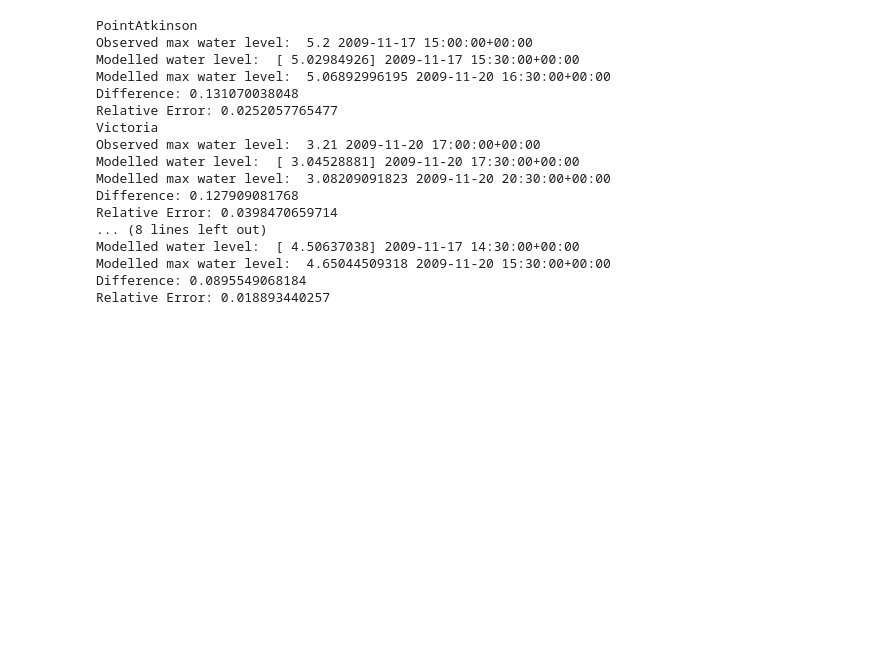
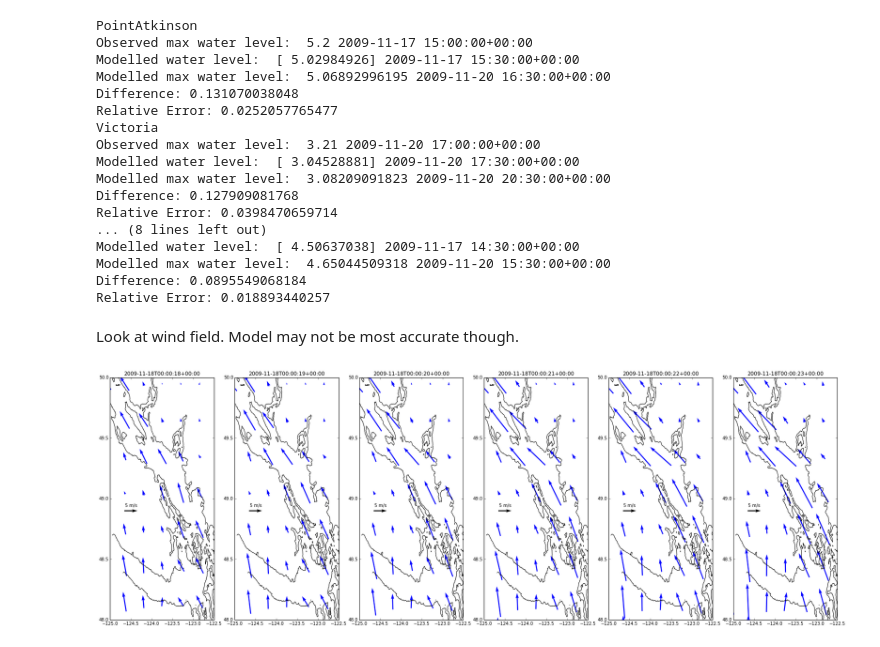
Before and after one commit to SalishSeaCast/storm-surge, a Jupyter notebook: FigureScripts/Nov 2009 - exploring surge and weather.ipynb, the cells around one changed output. Saved outputs shown, nothing was run; the diff lists cells and outputs as text; code cells hidden in the pictures; blank space fills up the shorter version.

Commit message:
Added CGRF wind plots

```diff
--- a/FigureScripts/Nov 2009 - exploring surge and weather.ipynb
+++ b/FigureScripts/Nov 2009 - exploring surge and weather.ipynb
@@ -315,3 +315,52 @@ Modelled water level:  [ 4.50637038] 2009-11-17 14:30:00+00:00
 Modelled max water level:  4.65044509318 2009-11-20 15:30:00+00:00
 Difference: 0.0895549068184
 Relative Error: 0.018893440257
+# %% [markdown]
+Look at wind field. Model may not be most accurate though.
+# %%
+
+
+CGRF = '/ocean/dlatorne/MEOPAR/CGRF/NEMO-atmos/'
+
+U= NC.Dataset(CGRF +'u10_y2009m11d18.nc','r')
+V= NC.Dataset(CGRF +'v10_y2009m11d18.nc','r')
+
+u=U.variables['u_wind'][:]
+v=V.variables['v_wind'][:]
+
+tims=U.variables['time_counter'][:]
+# %%
+#need to truncrate CGRF domain
+xs=454; xe=472
+ys=518; ye=531
+
+latU=U.variables['nav_lat'][:]
+lonU=U.variables['nav_lon'][:]
+lonU=lonU-360
+
+latV=V.variables['nav_lat'][:]
+lonV=V.variables['nav_lon'][:]
+lonV=lonV-360
+
+lat=latU[xs:xe,ys:ye]
+lon=lonU[xs:xe,ys:ye]
+u=u[:,xs:xe,ys:ye]
+v=v[:,xs:xe,ys:ye]
+
+speeds = np.sqrt(np.square(u) + np.square(v))
+# %%
+tes=np.arange(18,24,1)
+plot_ts= nc_tools.timestamp(U,tes)
+fig, axs = plt.subplots(1, 6, figsize=(30,10 ))
+count=0
+
+for t,ax in zip(tes,axs.flat):
+    viz_tools.plot_coastline(ax,fB,coords='map')
+    quiver = ax.quiver(lon, lat, u[t,:,:], v[t,:,:],color='blue',scale=40,pivot='mid', width=0.01)
+    ax.set_title(plot_ts[count])
+    ax.set_xlim([-125,-122.5])
+    ax.set_ylim([48,50])
+    ax.quiverkey(quiver, -124.5, 48.9, 5, '5 m/s', coordinates='data', color='black', labelcolor='black')
+    count=count+1
+# %% [output]
+[figure, added]
```
Also changed, not shown: parts of 2 cells of this notebook.
